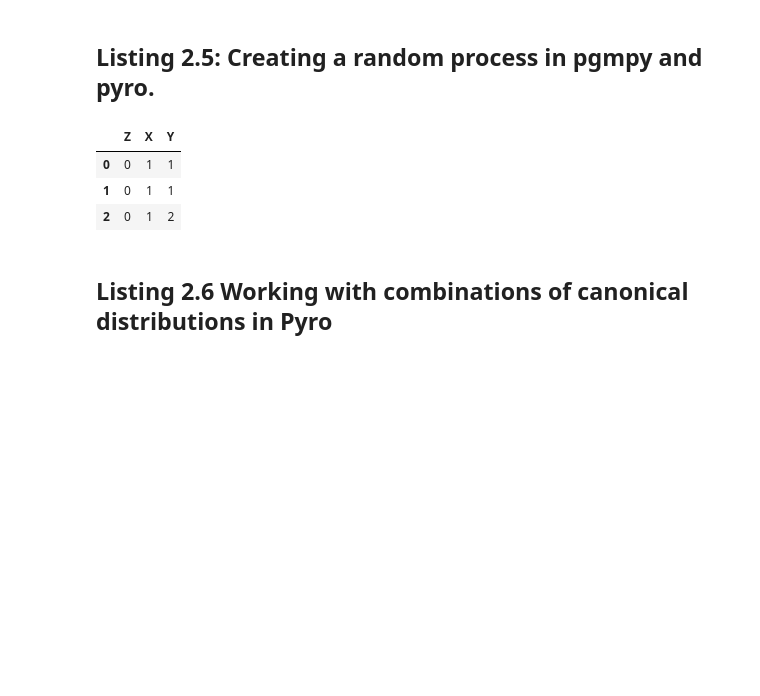
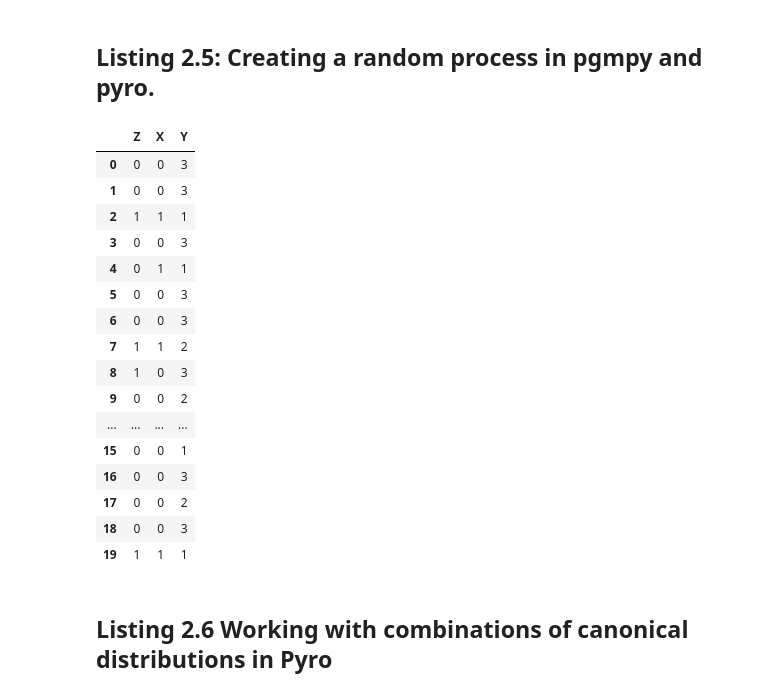
Before and after one commit to mbarnettHMX/causalAI, a Jupyter notebook: book/chapter 2/Chapter_2_Primer_on_Probability_Modeling.ipynb, the cells around one changed output. Saved outputs shown, nothing was run; the diff lists cells and outputs as text; code cells hidden in the pictures; blank space fills up the shorter version.

```diff
--- a/book/chapter 2/Chapter_2_Primer_on_Probability_Modeling.ipynb
+++ b/book/chapter 2/Chapter_2_Primer_on_Probability_Modeling.ipynb
@@ -288,7 +288,12 @@ from pgmpy.factors.discrete.CPD import TabularCPD
 from pgmpy.models import BayesianNetwork
 from pgmpy.sampling import BayesianModelSampling
 
-# Values is the probability value assigned to each outcome. The
+# This code is creating a Bayesian Network Z -> X -> Y using pgmpy.
+# Z has 2 values, X has 2 values, and Y has 3 values.
+
+# Define the prior fr distribution Z. Values are the probabilities assigned to each outcome (0 or 1).
+# P(Z=0) = 0.65 (65% chance)
+# P(Z=1) = 0.35 (35% chance)
 PZ = TabularCPD(
     variable='Z',
     variable_card=2,
@@ -297,46 +302,70 @@ PZ = TabularCPD(
         'Z': ['0', '1']
     })
 
+
+# Define the conditional probability distribution P(X|Z).
 # The probability values map to the outcomes specified in the state_names argument.
+# When Z=0: P(X=0|Z=0) = 0.8, P(X=1|Z=0) = 0.2
+# When Z=1: P(X=0|Z=1) = 0.6, P(X=1|Z=1) = 0.4
 PXgivenZ = TabularCPD(
     variable='X',
-    variable_card=2,
+    variable_card=2, # Z can take 2 possible values: '0' or '1'
     values=[
         [.8, .6],
         [.2, .4],
     ],
     evidence=['Z'],
     evidence_card=[2],
     state_names = {
         'X': ['0', '1'],
         'Z': ['0', '1']
     })
 
+# Define the conditional probability distribution P(Y|X).
+# The probability values map to the outcomes specified in the state_names argument.
+# When Z=0: P(X=0|Z=0) = 0.8, P(X=1|Z=0) = 0.2
+# When Z=1: P(X=0|Z=1) = 0.6, P(X=1|Z=1) = 0.4
 PYgivenX = TabularCPD(
     variable='Y',
-    variable_card=3,
+    variable_card=3,  # Y can take 3 possible values: '1', '2', or '3'
     values=[
         [.1, .8],
         [.2, .1],
         [.7, .1],
     ],
     evidence=['X'],
     evidence_card=[2],
     state_names = {
         'Y': ['1', '2', '3'],
         'X': ['0', '1']
     })
 
+# Build the Bayesian Network and add the CPDs (node probability tables)
 model = BayesianNetwork([('Z', 'X'), ('X', 'Y')])
 model.add_cpds(PZ, PXgivenZ, PYgivenX)
 
+# Create a sampling generator to generate samples from the joint distribution P(Z,X,Y)
+# P(Z,X,Y) is defined by the Bayesian Network Z→X→Y.
 generator = BayesianModelSampling(model)
-generator.forward_sample(size=3)
+generator.forward_sample(size=20)
 # %% [output]
 |  | Z | X | Y |
-| 0 | 0 | 1 | 1 |
-| 1 | 0 | 1 | 1 |
-| 2 | 0 | 1 | 2 |
+| 0 | 0 | 0 | 3 |
+| 1 | 0 | 0 | 3 |
+| 2 | 1 | 1 | 1 |
+| 3 | 0 | 0 | 3 |
+| 4 | 0 | 1 | 1 |
+| 5 | 0 | 0 | 3 |
+| 6 | 0 | 0 | 3 |
+| 7 | 1 | 1 | 2 |
+| 8 | 1 | 0 | 3 |
+| 9 | 0 | 0 | 2 |
+| ... | ... | ... | ... |
+| 15 | 0 | 0 | 1 |
+| 16 | 0 | 0 | 3 |
+| 17 | 0 | 0 | 2 |
+| 18 | 0 | 0 | 3 |
+| 19 | 1 | 1 | 1 |
 # %% [markdown]
 ## Listing 2.6 Working with combinations of canonical distributions in Pyro
 # %%
```
Also changed, not shown: parts of 10 cells of this notebook.
